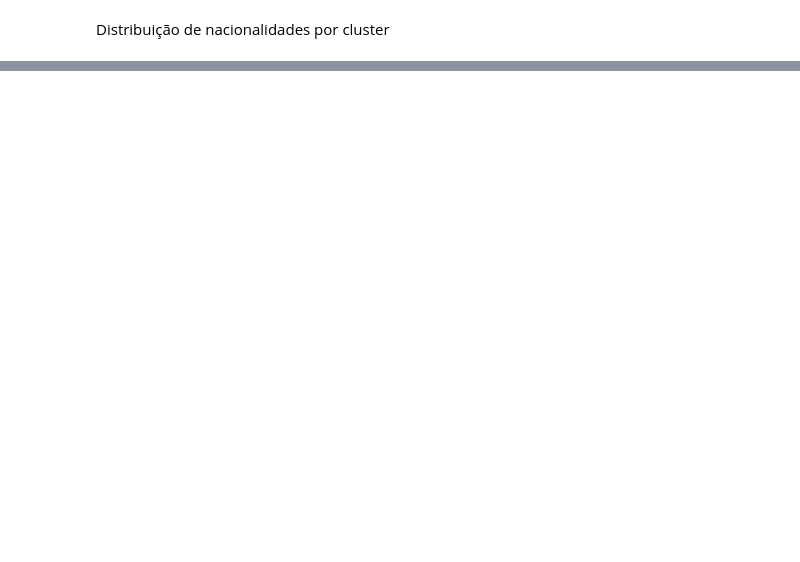
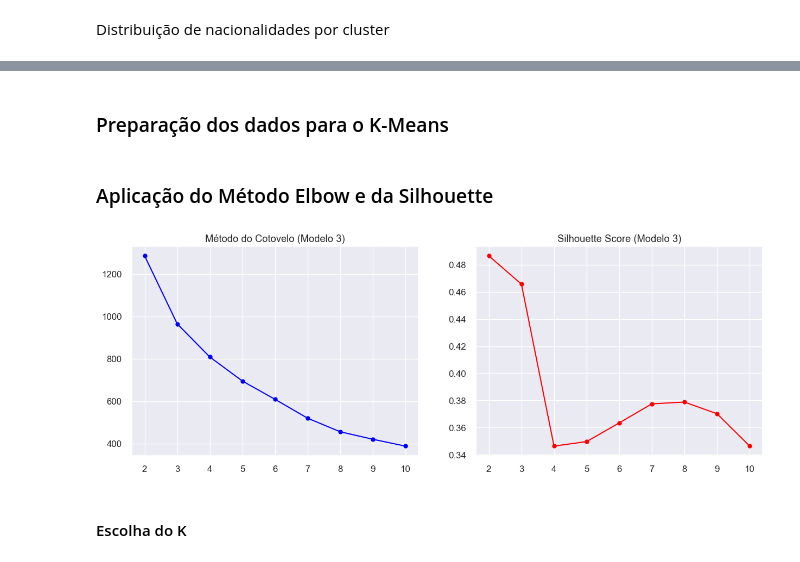
Before and after one commit to rodrigocastro27/IA25_P02_G3, a Jupyter notebook: Trabalho2/Notebook_P02_Clustering_F1_KMeans.ipynb, the cells around one changed output, grey strips where cells are left out. Cells and saved outputs as stored; diff of their text form; code cells hidden in the pictures; blank space fills up the shorter version.

```diff
--- a/Trabalho2/Notebook_P02_Clustering_F1_KMeans.ipynb
+++ b/Trabalho2/Notebook_P02_Clustering_F1_KMeans.ipynb
@@ -631,0 +717,7 @@ Do ponto de vista de uma organização que pretenda utilizar estes resultados, e
+# %%
+# filter out drivers with very few races
+min_races = 10
+m3_filtered = driver_prog_final[driver_prog_final['total_races'] >= min_races].copy()
+
+print(f"Número de pilotos considerados: {len(m3_filtered)}")
+m3_filtered[['n_constructors', 'imp_1_to_2', 'peak_vs_start']].describe()
@@ -631,0 +735,35 @@ Do ponto de vista de uma organização que pretenda utilizar estes resultados, e
+# %% [markdown]
+### Preparação dos dados para o K-Means
+# %%
+# features for clustering
+features_m3 = ['n_constructors', 'total_seasons', 'imp_1_to_2', 'imp_2_to_3', 'peak_vs_start']
+X3 = m3_filtered[features_m3].fillna(0)
+
+# normalization
+scaler = StandardScaler()
+X3_scaled = scaler.fit_transform(X3)
+
+# keep for final analysis
+driver_stats_m3 = m3_filtered.reset_index(drop=True)
+# %% [markdown]
+### Aplicação do Método Elbow e da Silhouette
+# %%
+# elbow and silhouette analysis
+inertias = []
+sil_scores = []
+k_range = range(2, 11)
+
+for k in k_range:
+    km = KMeans(n_clusters=k, random_state=42, n_init=10)
+    labels = km.fit_predict(X3_scaled)
+    inertias.append(km.inertia_)
+    sil_scores.append(silhouette_score(X3_scaled, labels))
+
+fig, (ax1, ax2) = plt.subplots(1, 2, figsize=(15, 5))
+ax1.plot(k_range, inertias, marker='o', color='blue'); ax1.set_title('Método do Cotovelo (Modelo 3)')
+ax2.plot(k_range, sil_scores, marker='o', color='red'); ax2.set_title('Silhouette Score (Modelo 3)')
+plt.show()
+# %% [output]
+[figure, added]
+# %% [markdown]
+#### Escolha do K
```
Also changed, not shown: parts of 74 cells of this notebook, 3 other files.
